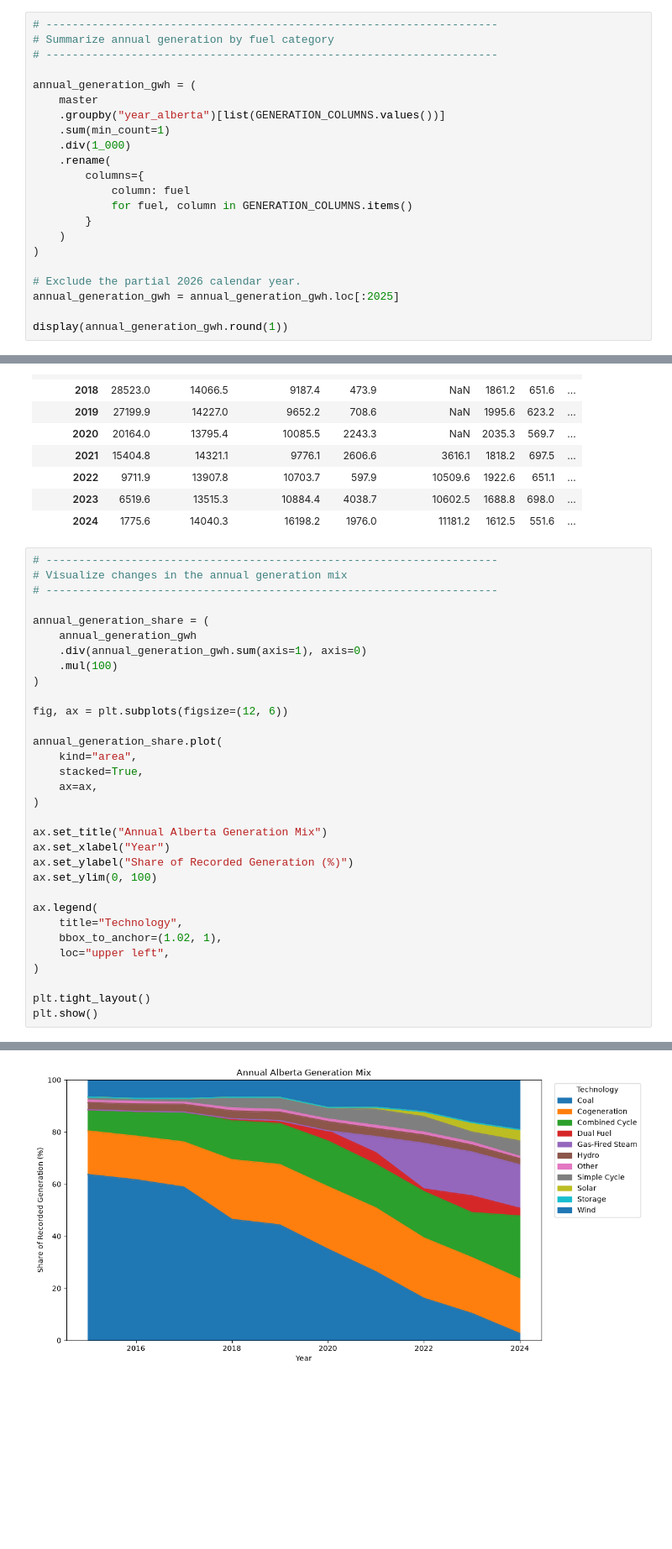
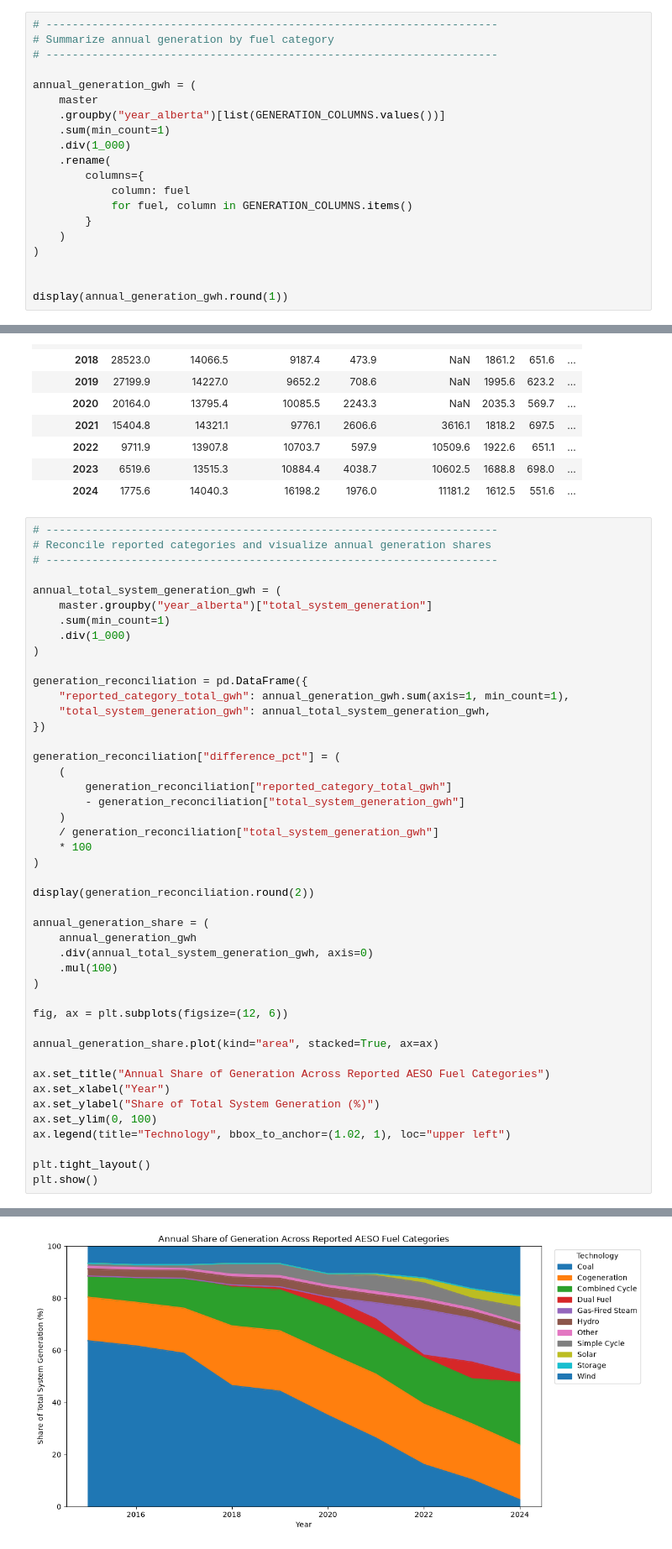
Before and after one commit to bhasein/alberta_power_markets_project, a Jupyter notebook: notebooks/01_Understanding_the_Alberta_Electricity_Market.ipynb, the cells around one changed output, grey strips where cells are left out. Shown at 84% size. Drawn from its saved outputs; the diff is of its cells as text; blank space fills up the shorter version.

```diff
--- a/notebooks/01_Understanding_the_Alberta_Electricity_Market.ipynb
+++ b/notebooks/01_Understanding_the_Alberta_Electricity_Market.ipynb
@@ -842,8 +852,6 @@ annual_generation_gwh = (
     )
 )
 
-# Exclude the partial 2026 calendar year.
-annual_generation_gwh = annual_generation_gwh.loc[:2025]
 
 display(annual_generation_gwh.round(1))
 # %% [output]
@@ -861,33 +869,46 @@ display(annual_generation_gwh.round(1))
 | 2024 | 1775.6 | 14040.3 | 16198.2 | 1976.0 | 11181.2 | 1612.5 | 551.6 | ... |
 # %%
 # ---------------------------------------------------------------------
-# Visualize changes in the annual generation mix
+# Reconcile reported categories and visualize annual generation shares
 # ---------------------------------------------------------------------
+
+annual_total_system_generation_gwh = (
+    master.groupby("year_alberta")["total_system_generation"]
+    .sum(min_count=1)
+    .div(1_000)
+)
+
+generation_reconciliation = pd.DataFrame({
+    "reported_category_total_gwh": annual_generation_gwh.sum(axis=1, min_count=1),
+    "total_system_generation_gwh": annual_total_system_generation_gwh,
+})
+
+generation_reconciliation["difference_pct"] = (
+    (
+        generation_reconciliation["reported_category_total_gwh"]
+        - generation_reconciliation["total_system_generation_gwh"]
+    )
+    / generation_reconciliation["total_system_generation_gwh"]
+    * 100
+)
+
+display(generation_reconciliation.round(2))
 
 annual_generation_share = (
     annual_generation_gwh
-    .div(annual_generation_gwh.sum(axis=1), axis=0)
+    .div(annual_total_system_generation_gwh, axis=0)
     .mul(100)
 )
 
 fig, ax = plt.subplots(figsize=(12, 6))
 
-annual_generation_share.plot(
-    kind="area",
-    stacked=True,
-    ax=ax,
-)
+annual_generation_share.plot(kind="area", stacked=True, ax=ax)
 
-ax.set_title("Annual Alberta Generation Mix")
+ax.set_title("Annual Share of Generation Across Reported AESO Fuel Categories")
 ax.set_xlabel("Year")
-ax.set_ylabel("Share of Recorded Generation (%)")
+ax.set_ylabel("Share of Total System Generation (%)")
 ax.set_ylim(0, 100)
-
-ax.legend(
-    title="Technology",
-    bbox_to_anchor=(1.02, 1),
-    loc="upper left",
-)
+ax.legend(title="Technology", bbox_to_anchor=(1.02, 1), loc="upper left")
 
 plt.tight_layout()
 plt.show()
@@ -895,4 +928,4 @@ plt.show()
-[figure, old version]
+[figure, new version]
 # %% [markdown]
 #### Generation Mix
 
```
Also changed, not shown: parts of 50 cells of this notebook.
